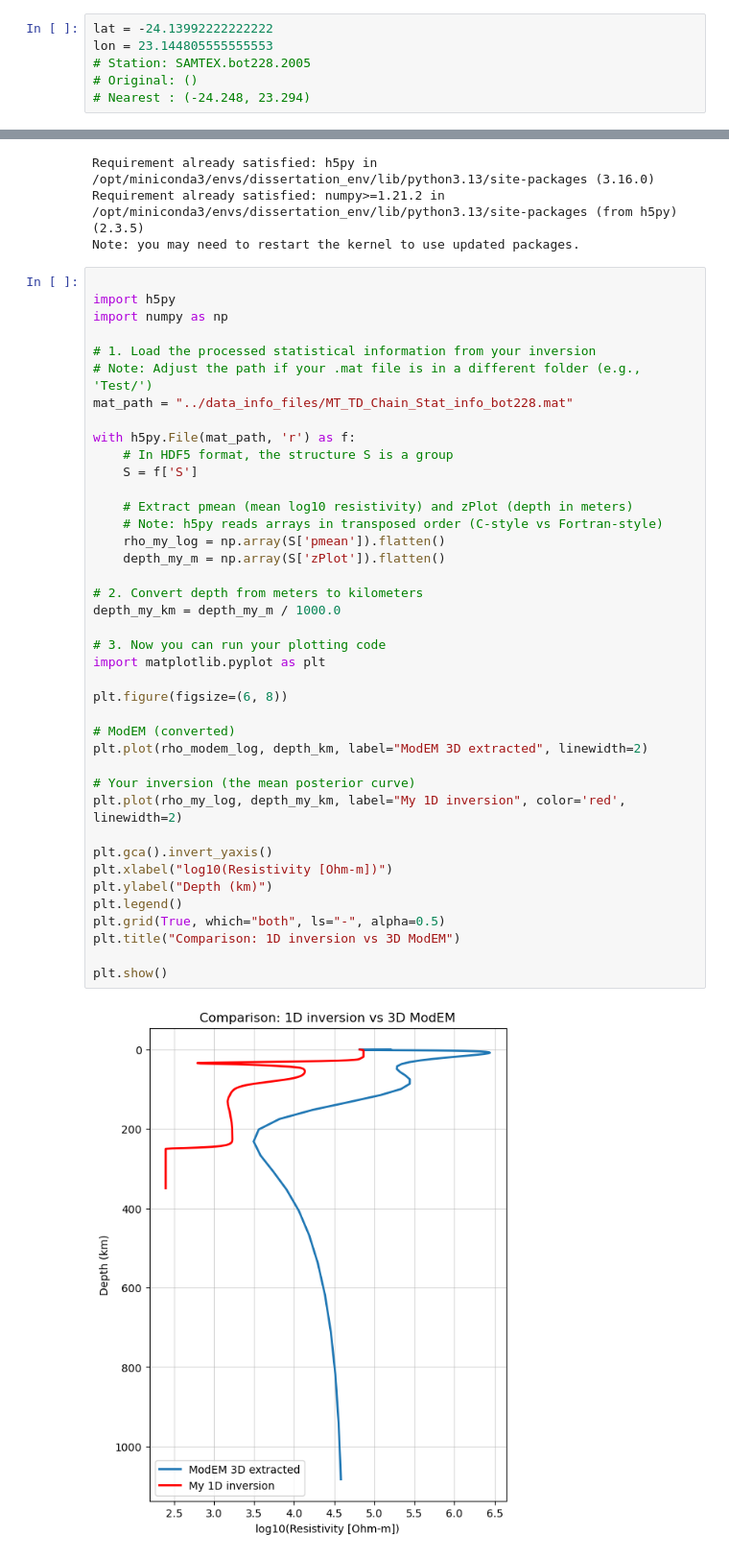
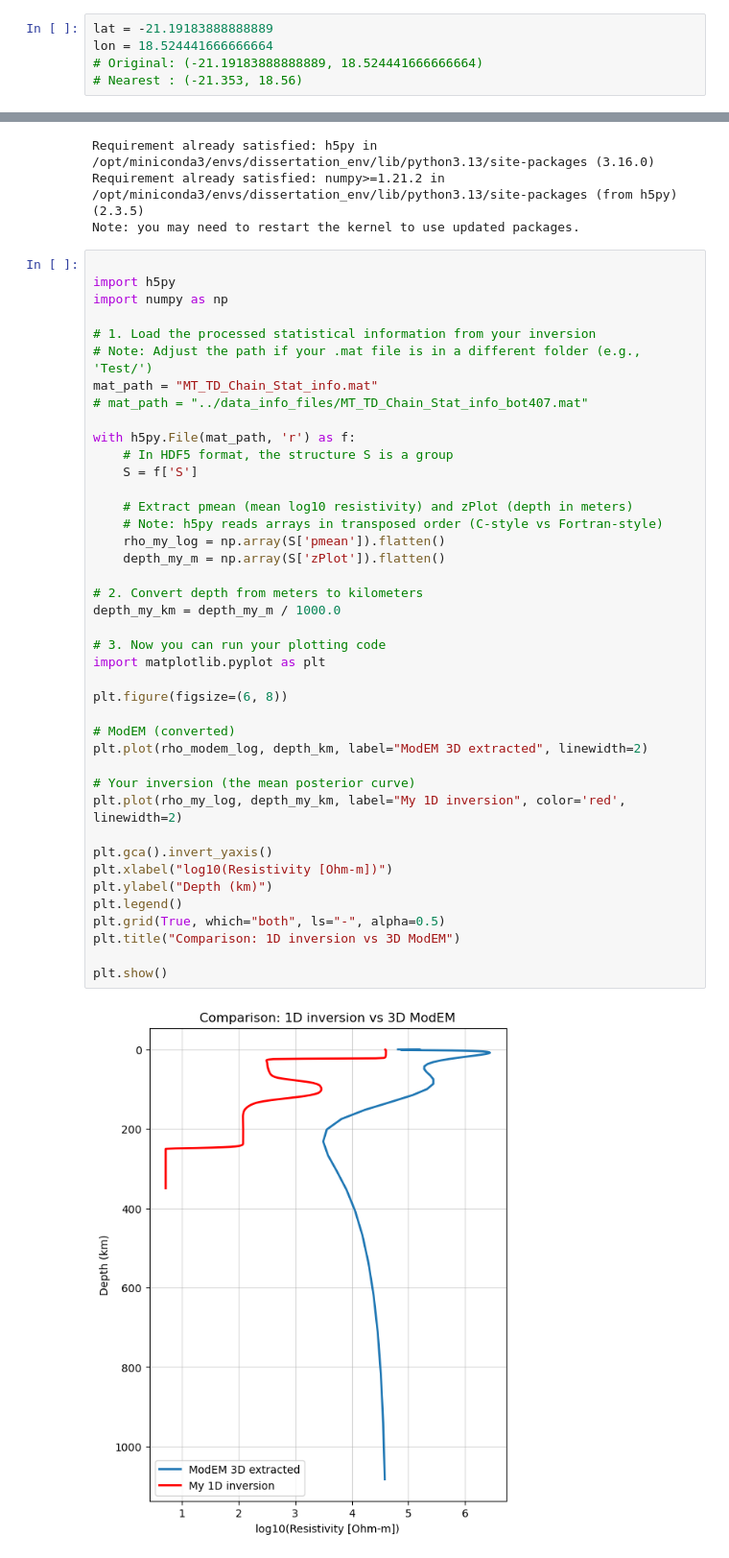
Before and after one commit to Shailo2002/Dissertation, a Jupyter notebook: 1d_data_checkup/extract_rho.ipynb, the cells around one changed output, grey strips where cells are left out. Shown at 96% size. Saved outputs shown, nothing was run; the diff lists cells and outputs as text.

```diff
--- a/1d_data_checkup/extract_rho.ipynb
+++ b/1d_data_checkup/extract_rho.ipynb
@@ -1,9 +1,8 @@
 # %%
-lat = -24.13992222222222
-lon = 23.144805555555553
-# Station: SAMTEX.bot228.2005
-# Original: ()
-# Nearest : (-24.248, 23.294)
+lat = -21.19183888888889
+lon = 18.524441666666664
+# Original: (-21.19183888888889, 18.524441666666664)
+# Nearest : (-21.353, 18.56)
 # %%
 with open("../SA2022ModelsAndData/ModEM_Selected/ModEM_SA2022_Selected.dat") as f:
     for i in range(30):
@@ -251,38 +250,39 @@ import numpy as np
 
 # 1. Load the processed statistical information from your inversion
 # Note: Adjust the path if your .mat file is in a different folder (e.g., 'Test/')
-mat_path = "../data_info_files/MT_TD_Chain_Stat_info_bot228.mat"
+mat_path = "MT_TD_Chain_Stat_info.mat"
+# mat_path = "../data_info_files/MT_TD_Chain_Stat_info_bot407.mat"
 
 with h5py.File(mat_path, 'r') as f:
     # In HDF5 format, the structure S is a group
     S = f['S']
 
     # Extract pmean (mean log10 resistivity) and zPlot (depth in meters)
     # Note: h5py reads arrays in transposed order (C-style vs Fortran-style)
     rho_my_log = np.array(S['pmean']).flatten()
     depth_my_m = np.array(S['zPlot']).flatten()
 
 # 2. Convert depth from meters to kilometers
 depth_my_km = depth_my_m / 1000.0
 
 # 3. Now you can run your plotting code
 import matplotlib.pyplot as plt
 
 plt.figure(figsize=(6, 8))
 
 # ModEM (converted)
 plt.plot(rho_modem_log, depth_km, label="ModEM 3D extracted", linewidth=2)
 
 # Your inversion (the mean posterior curve)
 plt.plot(rho_my_log, depth_my_km, label="My 1D inversion", color='red', linewidth=2)
 
 plt.gca().invert_yaxis()
 plt.xlabel("log10(Resistivity [Ohm-m])")
 plt.ylabel("Depth (km)")
 plt.legend()
 plt.grid(True, which="both", ls="-", alpha=0.5)
 plt.title("Comparison: 1D inversion vs 3D ModEM")
 
 plt.show()
 # %% [output]
-[figure, old version]
+[figure, new version]
```
Also changed, not shown: parts of 2 cells of this notebook.
